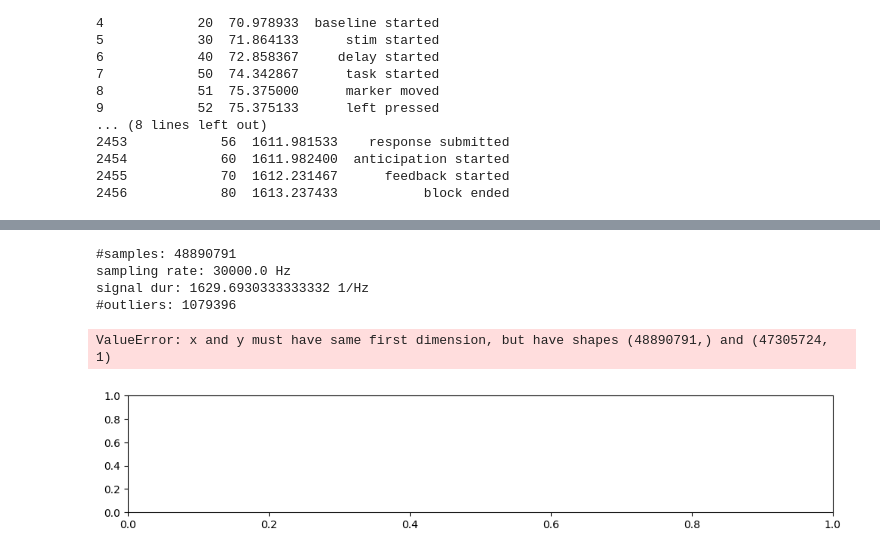
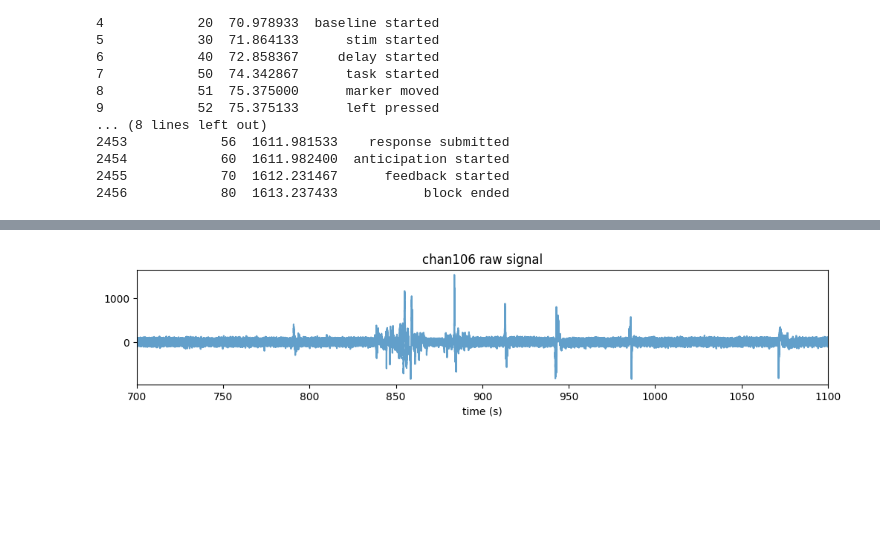
Before and after one commit to siyer7/asymmetry_design, a Jupyter notebook: code/python/neur_clean_artifact.ipynb, the cells around one changed output, grey strips where cells are left out. Saved outputs shown, nothing was run; the diff lists cells and outputs as text; code cells hidden in the pictures; blank space fills up the shorter version.

Commit message:
might just have to lose that data..

```diff
--- a/code/python/neur_clean_artifact.ipynb
+++ b/code/python/neur_clean_artifact.ipynb
@@ -229,0 +98,19 @@ def get_clean_sig(raw_sig):
+# %%
+chanID = 106
+chan_mat_file = glob.glob(f'../../results/2025{patient}/osort_mat/nsx2mat/*{chanID}*.mat')[0]
+
+# load
+with h5py.File(chan_mat_file, "r") as f:
+
+    raw_sig = np.array(f["data"]).squeeze()
+    sig_freq = float(np.array(f["MetaTags/SamplingFreq"]).squeeze())
+    sig_dur = raw_sig.shape[0] / sig_freq
+
+print(f'#samples: {raw_sig.shape[0]}')
+print(f'sampling freq: {sig_freq}')
+print(f'signal dur: {sig_dur}')
+every_nth = 100  # for plotting
+plt.figure(figsize=(12,2))
+plt.plot(raw_sig[::every_nth])  # downsample for faster plotting
+plt.title(f'chan{chanID}')
+plt.show()
@@ -230,50 +124,17 @@ def get_clean_sig(raw_sig):
 # %%
-# get channel signal
-rand_drift_chanID = 106
-chan_sig = chan_sigs[rand_drift_chanID]
+# determine time window to plot
+# 0, 500; 700, 1100; 0, sig_dur; 1500, sig_dur
+start_time, end_time = 700, 1100 # seconds
+start_sampl, end_sampl = int(start_time*sig_freq), int(end_time*sig_freq)
+samples_in_secs = np.arange(start_sampl, end_sampl) / sig_freq
 
-# get signal properties
-sig_samples = chan_sig.shape[0]
-sig_freq = chan_sig.sampling_rate
-
-# get time in seconds
-sig_dur = sig_samples / sig_freq # roughly 1600s
-plot_start, plot_end = 0, 300 # seconds
-
-print(f'#samples: {sig_samples}')
-print(f'sampling rate: {sig_freq}')
-print(f'signal dur: {sig_dur}')
-
-for chanID in chanIDs:
-
-    if not chanID == rand_drift_chanID: continue
-
-    raw_sig = chan_sigs[chanID]
-    # trim to session dur
-    trimmed_sig = raw_sig[int(sess_start_time * raw_sig.sampling_rate) :
-                          int(sess_end_time * raw_sig.sampling_rate)]
-    # remove outliers
-    clean_sig = get_clean_sig(trimmed_sig)
-
-    # determine time window to plot
-    # 0, 500; 700, 1100; 0, sig_dur; 1500, sig_dur
-    start_time, end_time = 0, sig_dur # seconds
-    start_sampl, end_sampl = int(start_time*sig_freq), int(end_time*sig_freq)
-    samples_in_secs = np.arange(start_sampl, end_sampl) / sig_freq
-
-    plt.figure(figsize=(12,2))
-    plt.plot(samples_in_secs, trimmed_sig[start_sampl:end_sampl], label='raw', alpha=0.7)
-    # plt.plot(samples_in_secs, clean_sig[start_sampl:end_sampl], label='cleaned', alpha=0.7)
-
-    plt.xlim(start_time, end_time)
-    plt.title(f'chan{chanID} signal: raw vs cleaned')
-    plt.xlabel('time (s)')
-    plt.legend(loc='upper right')
-    plt.show()
+every_nth = 100  # for plotting
+plt.figure(figsize=(12,2))
+plt.plot(samples_in_secs[::every_nth],
+         raw_sig[start_sampl:end_sampl][::every_nth], label='raw', alpha=0.7)
+plt.xlim(start_time, end_time)
+plt.title(f'chan{chanID} raw signal')
+plt.xlabel('time (s)')
+plt.show()
 # %% [output]
-#samples: 48890791
-sampling rate: 30000.0 Hz
-signal dur: 1629.6930333333332 1/Hz
-#outliers: 1079396
-ValueError: x and y must have same first dimension, but have shapes (48890791,) and (47305724, 1)
-[figure, old version]
+[figure, new version]
```
Also changed, not shown: parts of 28 cells of this notebook, 3 other files.
